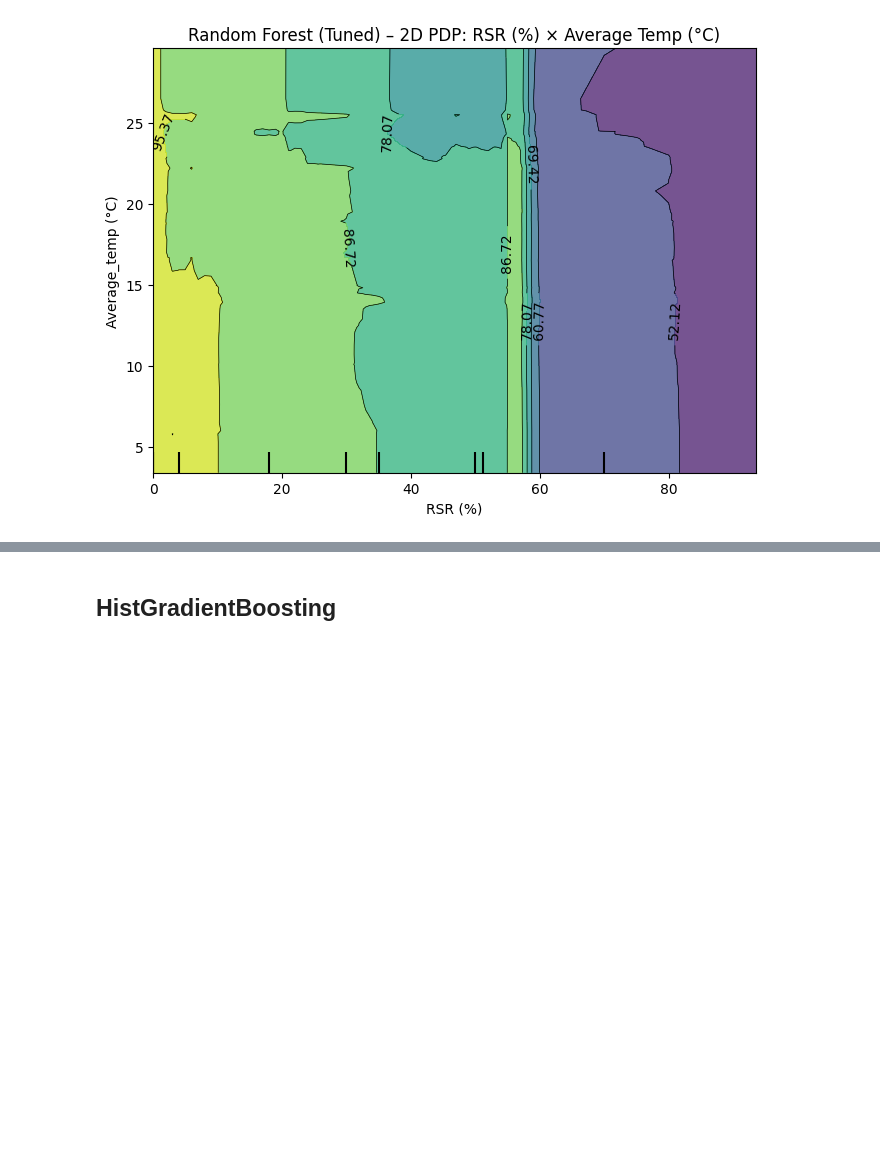
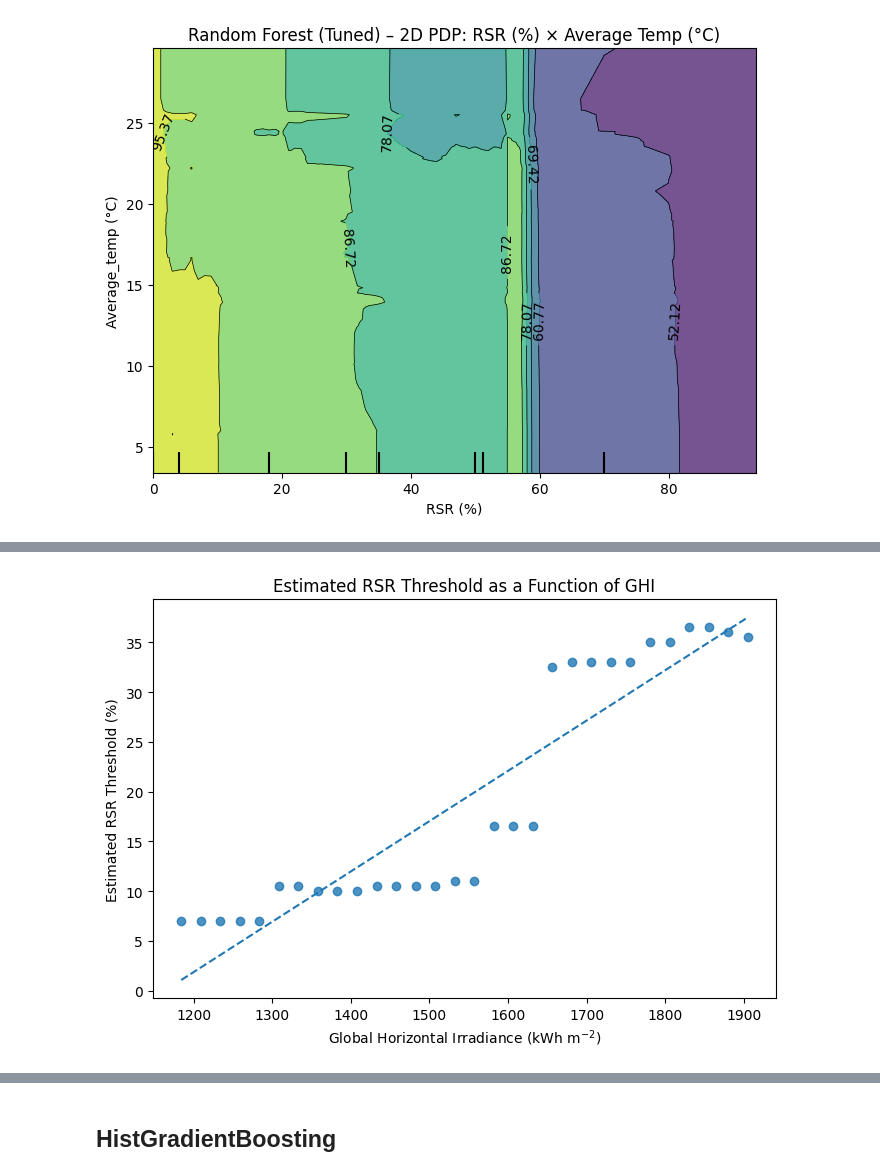
Before and after one commit to AditiJha26/Analysis-of-the-Effect-of-Shade-on-Crop-Yield-in-Agrivoltaic-Systems, a Jupyter notebook: Modelling_Machine_Learning.ipynb, the cells around one changed output, grey strips where cells are left out. Cells and saved outputs as stored; diff of their text form; code cells hidden in the pictures; blank space fills up the shorter version.

```diff
--- a/Modelling_Machine_Learning.ipynb
+++ b/Modelling_Machine_Learning.ipynb
@@ -13,7 +13,7 @@ from sklearn.model_selection import train_test_split
 # ---------------------------------------------------------------------
 # Loading the imputed dataset
 # ---------------------------------------------------------------------
-file_path_imp = r"C:\Users\HP\OneDrive\Desktop\Summer Research Position Dr. Huang\Data\Crop Project\IS_Data_Imputed.xlsx"
+file_path_imp = r"C:\Users\HP\OneDrive\Desktop\Summer Research Position Dr. Huang\Agronomy Code\IS_Data_Imputed.xlsx"
 df_imp_clean = pd.read_excel(file_path_imp)
 
 # Dropping bibliographic columns
@@ -479,3 +479,99 @@ else:
     print("Skipping 2D PDP: one or both features not found:", pair)
 # %% [output]
 [figure]
+# %%
+from sklearn.linear_model import LinearRegression
+
+# --------------------------------------------
+# Fast threshold analysis: RSR threshold by GHI
+# --------------------------------------------
+
+yield_drop_fraction = 0.10  # threshold = 10% yield drop from predicted 0% RSR
+
+rsr_grid = np.linspace(0, 90, 181)
+
+ghi_grid = np.linspace(
+    X_train["GHI_kWh_m2"].quantile(0.05),
+    X_train["GHI_kWh_m2"].quantile(0.95),
+    30
+)
+
+# Representative baseline row:
+# numeric variables = median
+# dummy variables = mode
+base_row = X_train.median(numeric_only=True)
+
+for col in X_train.columns:
+    if col not in base_row.index:
+        base_row[col] = X_train[col].mode().iloc[0]
+
+base_row = base_row[X_train.columns]
+
+rows = []
+for ghi_value in ghi_grid:
+    for rsr_value in rsr_grid:
+        row = base_row.copy()
+        row["RSR (%)"] = rsr_value
+        row["GHI_kWh_m2"] = ghi_value
+        rows.append(row)
+
+grid_df = pd.DataFrame(rows)
+
+# One batch prediction instead of thousands of separate predictions
+grid_df["Predicted_yield"] = rf_tuned.predict(grid_df)
+
+threshold_results = []
+
+for ghi_value in ghi_grid:
+    temp = grid_df[grid_df["GHI_kWh_m2"] == ghi_value].sort_values("RSR (%)")
+
+    baseline_yield = temp.loc[temp["RSR (%)"].idxmin(), "Predicted_yield"]
+    threshold_yield = baseline_yield * (1 - yield_drop_fraction)
+
+    below = temp[temp["Predicted_yield"] <= threshold_yield]
+
+    if len(below) > 0:
+        rsr_threshold = below.iloc[0]["RSR (%)"]
+    else:
+        rsr_threshold = np.nan
+
+    threshold_results.append({
+        "GHI_kWh_m2": ghi_value,
+        "Baseline_predicted_yield_at_0_RSR": baseline_yield,
+        "Yield_threshold_value": threshold_yield,
+        "RSR_threshold_percent": rsr_threshold
+    })
+
+threshold_df = pd.DataFrame(threshold_results).dropna()
+
+# Linear relationship: RSR threshold ~ GHI
+X_ghi = threshold_df[["GHI_kWh_m2"]].values
+y_thresh = threshold_df["RSR_threshold_percent"].values
+
+lin_model = LinearRegression()
+lin_model.fit(X_ghi, y_thresh)
+
+slope_per_100_kwh = lin_model.coef_[0] * 100
+r2_threshold = lin_model.score(X_ghi, y_thresh)
+
+print(threshold_df)
+print(f"\nEstimated RSR threshold change per 100 kWh/m² increase in GHI: {slope_per_100_kwh:.2f} percentage points")
+print(f"R² of threshold-GHI relationship: {r2_threshold:.3f}")
+
+# Plot
+ghi_line = np.linspace(threshold_df["GHI_kWh_m2"].min(),
+                       threshold_df["GHI_kWh_m2"].max(), 100).reshape(-1, 1)
+threshold_line = lin_model.predict(ghi_line)
+
+plt.figure(figsize=(7, 5))
+plt.scatter(threshold_df["GHI_kWh_m2"], threshold_df["RSR_threshold_percent"], alpha=0.8)
+plt.plot(ghi_line, threshold_line, linestyle="--")
+plt.xlabel("Global Horizontal Irradiance (kWh m$^{-2}$)")
+plt.ylabel("Estimated RSR Threshold (%)")
+plt.title("Estimated RSR Threshold as a Function of GHI")
+plt.tight_layout()
+plt.show()
+
+threshold_df.to_csv("rf_rsr_threshold_by_ghi.csv", index=False)
+plt.savefig("rf_rsr_threshold_by_ghi.png", dpi=300, bbox_inches="tight")
+# %% [output]
@@ -481,0 +595 @@ else:
+[figure, added]
```
Also changed, not shown: parts of 2 cells of this notebook.
